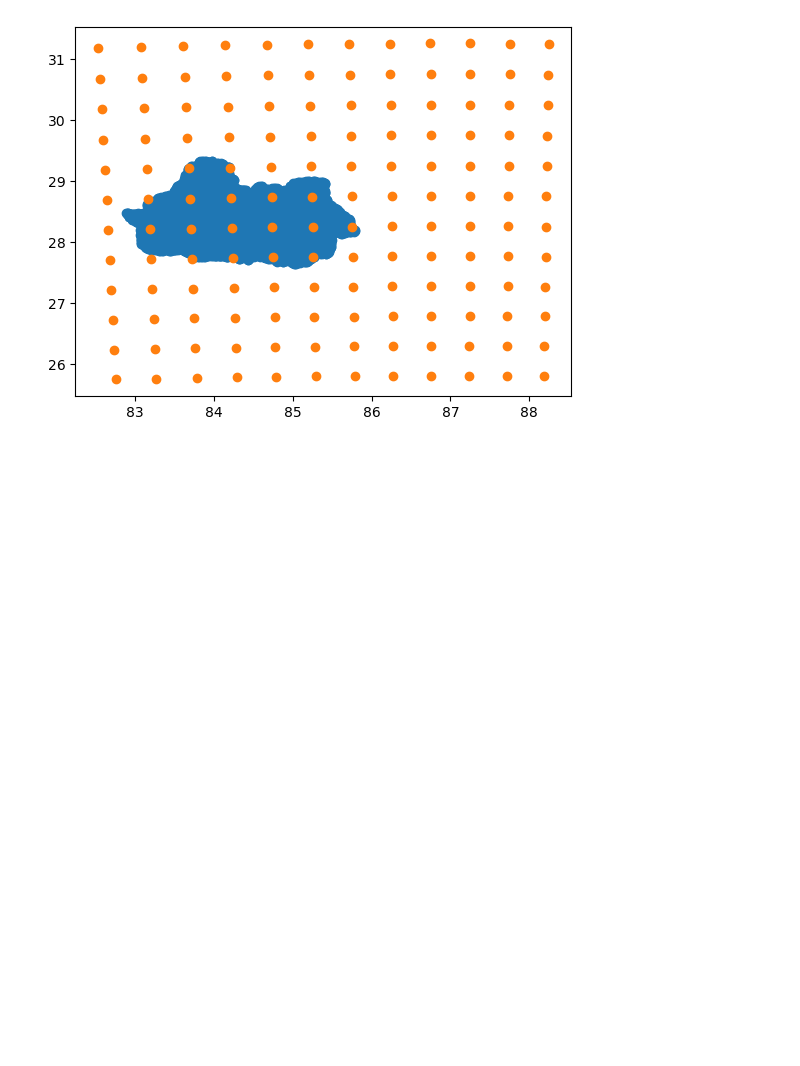
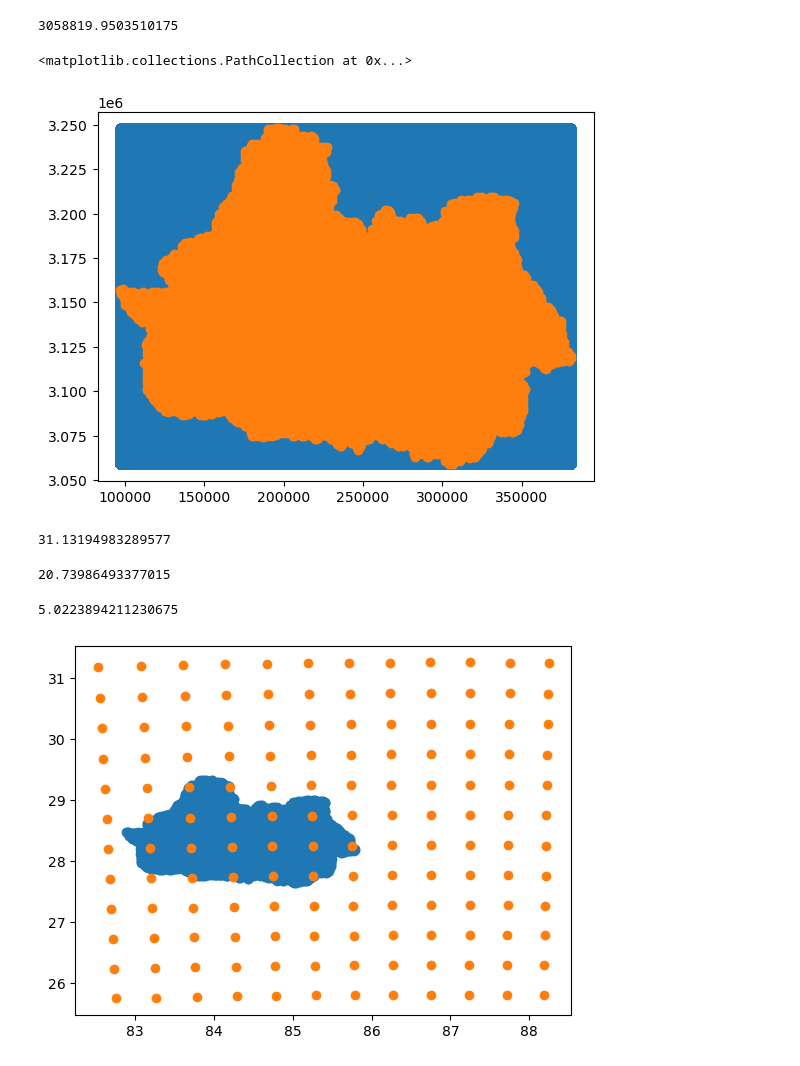
Before and after one commit to jacobqs/MST-Himalaya, a Jupyter notebook: notebooks/visualize_output.ipynb, the cells around one changed output. Saved outputs shown, nothing was run; the diff lists cells and outputs as text; code cells hidden in the pictures; blank space fills up the shorter version.

```diff
--- a/notebooks/visualize_output.ipynb
+++ b/notebooks/visualize_output.ipynb
@@ -15,3 +15,35 @@ x_cd = cd.variables['x'][:]
 y_cd = cd.variables['y'][:]
 ff = cd.variables['forest-fraction'][:]
 cd.close()
+# %%
+cd = xr.open_mfdataset(cd_path)
+# %%
+x_min = cd.x.values.min()
+x_max = cd.x.values.max()
+y_min = cd.y.values.min()
+y_max = cd.y.values.max()
+x_len = len(cd.x.values)
+y_len = len(cd.y.values)
+# %%
+y_min
+# %% [output]
+3058819.9503510175
+# %%
+x_array = np.linspace(x_min, x_max, x_len)
+y_array = np.linspace(y_min, y_max, y_len)
+
+xx, yy = np.meshgrid(x_array, y_array)
+# %%
+plt.scatter(xx, yy)
+plt.scatter(x_cd, y_cd)
+# %% [output]
+<matplotlib.collections.PathCollection at 0x...>
+[figure, added]
+# %%
+x_array[1] - x_array[0]
+# %% [output]
+31.13194983289577
+# %%
+y_array[1] - y_array[0]
+# %% [output]
+20.73986493377015
@@ -18,3 +65,7 @@ cd.close()
+# %%
+y_mean_diff
+# %% [output]
+5.0223894211230675
 # %%
 t = Dataset(tair_path, mode = 'r')
 x_t = t.variables['x'][:]
```
Also changed, not shown: parts of 3 cells of this notebook.
